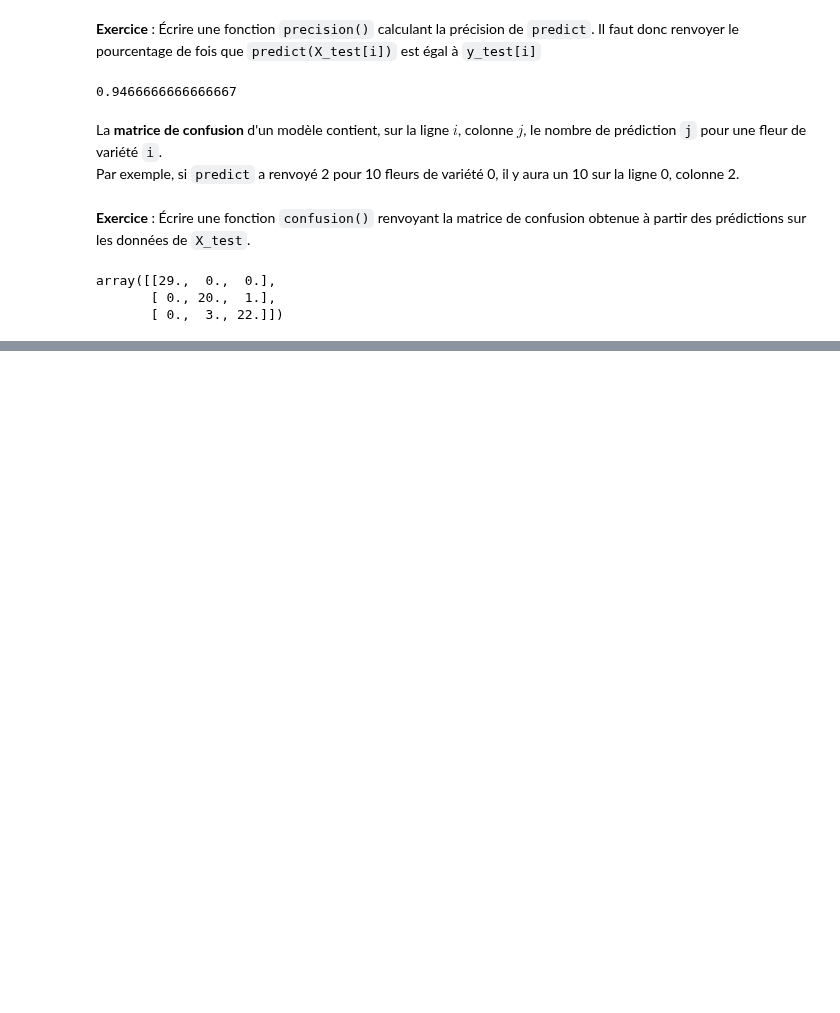
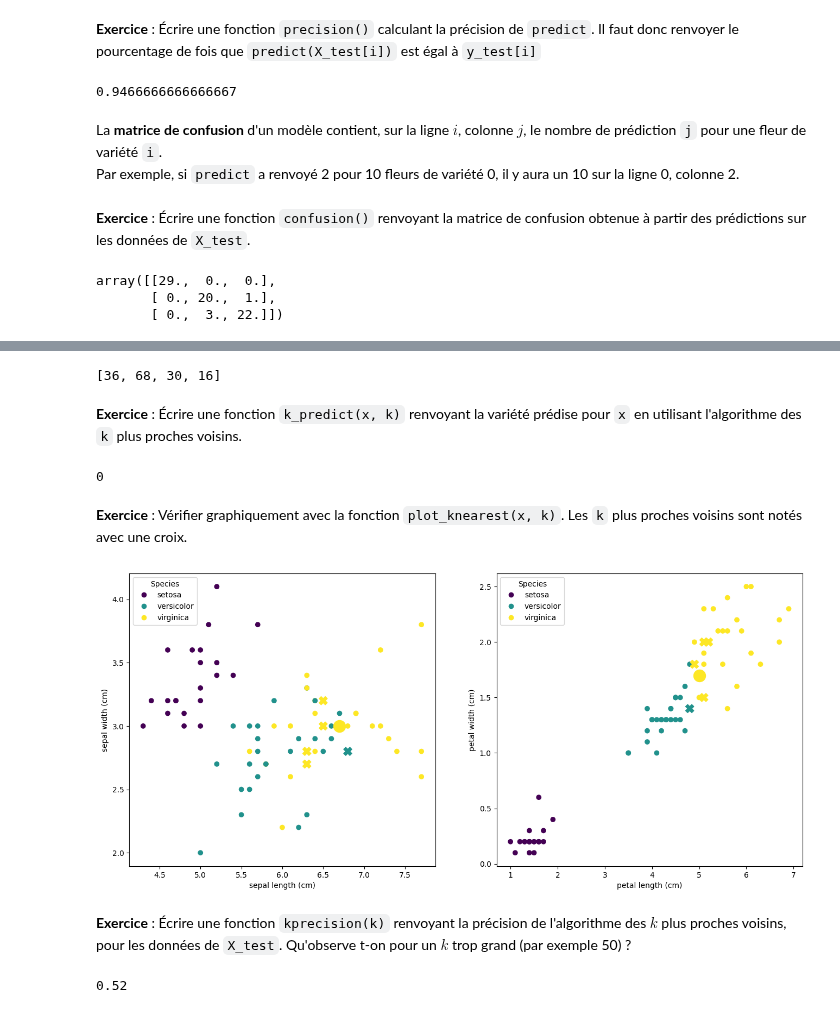
Before and after one commit to cpge-itc/bcpst2, a Jupyter notebook: files/5_iris/iris.ipynb, the cells around one changed output, grey strips where cells are left out. Saved outputs shown, nothing was run; the diff lists cells and outputs as text; code cells hidden in the pictures; blank space fills up the shorter version.

```diff
--- a/files/5_iris/iris.ipynb
+++ b/files/5_iris/iris.ipynb
@@ -259,0 +246,38 @@ array([[29.,  0.,  0.],
+# %%
+k_nearest(X_test[0], 4)
+# %% [output]
+[36, 68, 30, 16]
+# %% [markdown]
+**Exercice** : Écrire une fonction `k_predict(x, k)` renvoyant la variété prédise pour `x` en utilisant l'algorithme des `k` plus proches voisins.
+# %%
+k_predict(X_test[0], 4)
+# %% [output]
+0
+# %% [markdown]
+**Exercice** : Vérifier graphiquement avec la fonction `plot_knearest(x, k)`. Les `k` plus proches voisins sont notés avec une croix.
+# %%
+def plot_knearest(x, k):
+    neighbors_i = k_nearest(x, k)
+    neighbors = X_train[neighbors_i]
+    cmap = plt.get_cmap('viridis')
+    norm = plt.Normalize(iris.target.min(), iris.target.max())
+    fig, ax = plt.subplots(1, 2, figsize=(16,7))
+    for j in range(2):
+        ax[j].scatter(X_train[:, 2*j], X_train[:, 2*j + 1], c=y_train, cmap='viridis', norm=norm)
+        handles = [plt.Line2D([0, 0], [0, 0], color=cmap(norm(i)), marker='o', linestyle='', label=label) for i, label in enumerate(iris.target_names)]
+        ax[j].legend(handles=handles, title='Species')
+        ax[j].set_xlabel(iris.feature_names[2*j])
+        ax[j].set_ylabel(iris.feature_names[2*j + 1])
+        ax[j].scatter(x[2*j], x[2*j + 1], s=250, c=k_predict(x, k), cmap='viridis', norm=norm)
+        ax[j].scatter(neighbors[:, 2*j], neighbors[:, 2*j + 1], s=120, c=y_train[neighbors_i], cmap='viridis', norm=norm, marker='X')
+    plt.show()
+# %%
+plot_knearest(X_test[26], 5)
+# %% [output]
+[figure, added]
+# %% [markdown]
+**Exercice** : Écrire une fonction `kprecision(k)` renvoyant la précision de l'algorithme des $k$ plus proches voisins, pour les données de `X_test`. Qu'observe t-on pour un $k$ trop grand (par exemple 50) ?
+# %%
+kprecision(50)
+# %% [output]
+0.52
```
Also changed, not shown: parts of 28 cells of this notebook.
